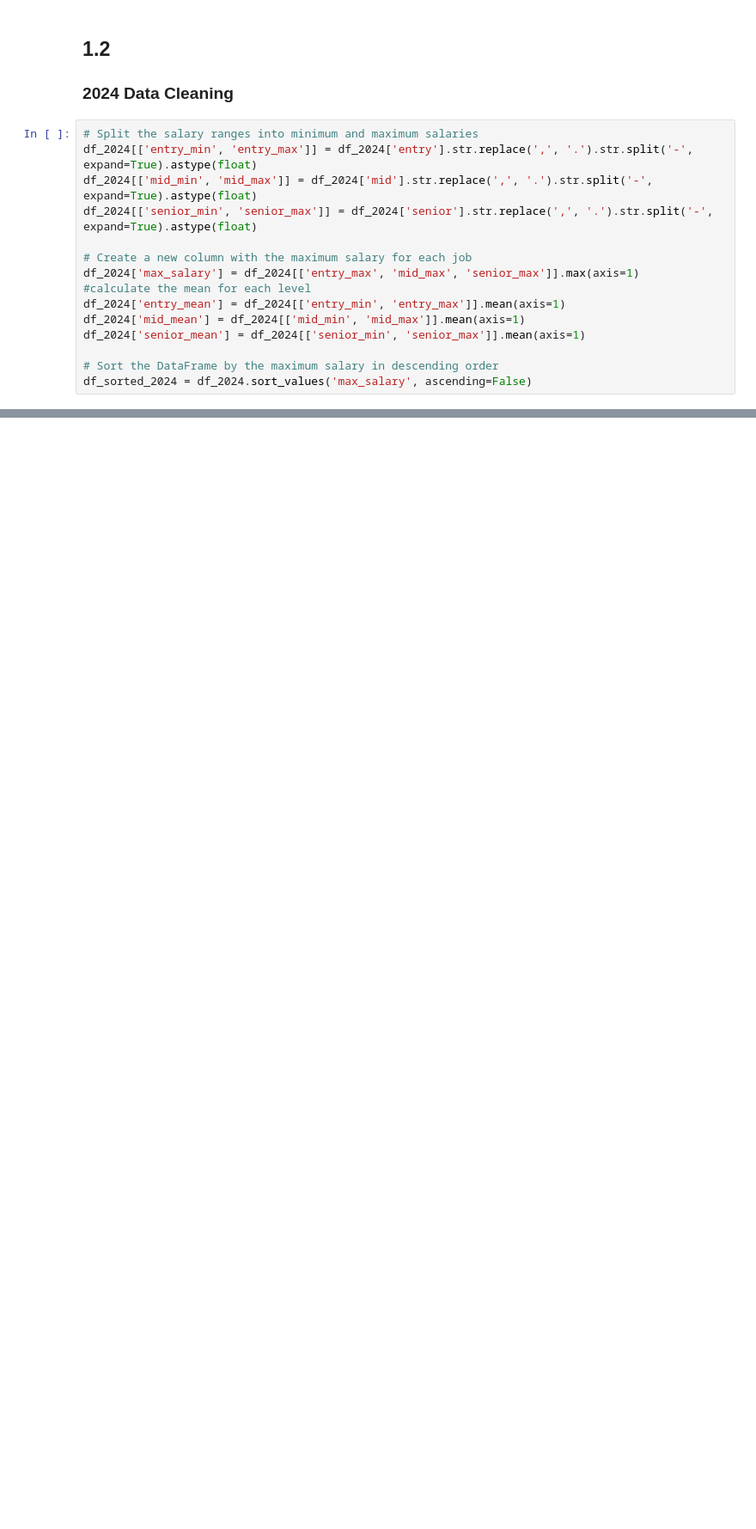
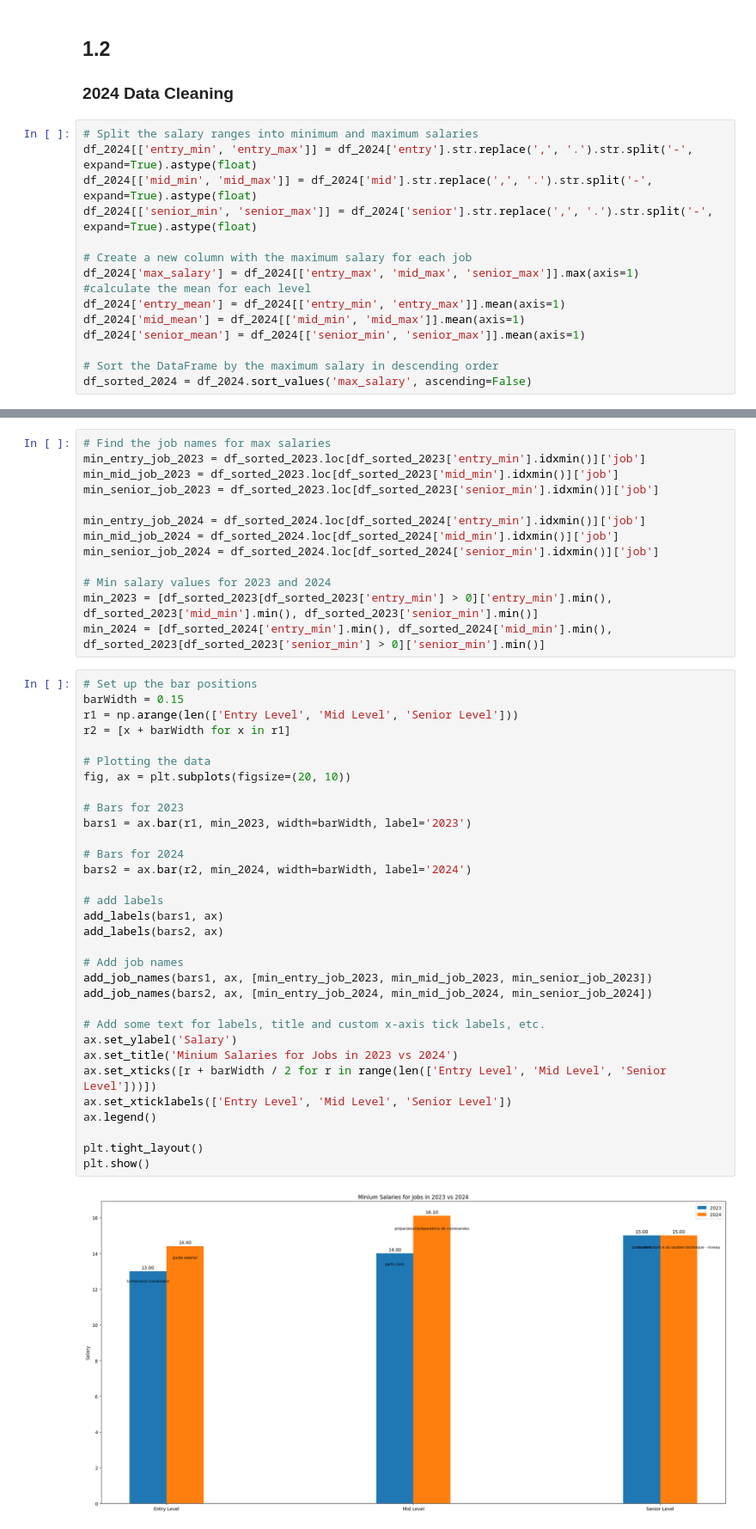
Before and after one commit to AlgoETS/Salary, a Jupyter notebook: sandbox/compare_2023_to_2024.ipynb, the cells around one changed output, grey strips where cells are left out. Shown at 86% size. Drawn from its saved outputs; the diff is of its cells as text; blank space fills up the shorter version.

```diff
--- a/sandbox/compare_2023_to_2024.ipynb
+++ b/sandbox/compare_2023_to_2024.ipynb
@@ -100,0 +155,47 @@ top_engineers_jobs.head(30)
+# %%
+# Find the job names for max salaries
+min_entry_job_2023 = df_sorted_2023.loc[df_sorted_2023['entry_min'].idxmin()]['job']
+min_mid_job_2023 = df_sorted_2023.loc[df_sorted_2023['mid_min'].idxmin()]['job']
+min_senior_job_2023 = df_sorted_2023.loc[df_sorted_2023['senior_min'].idxmin()]['job']
+
+min_entry_job_2024 = df_sorted_2024.loc[df_sorted_2024['entry_min'].idxmin()]['job']
+min_mid_job_2024 = df_sorted_2024.loc[df_sorted_2024['mid_min'].idxmin()]['job']
+min_senior_job_2024 = df_sorted_2024.loc[df_sorted_2024['senior_min'].idxmin()]['job']
+
+# Min salary values for 2023 and 2024
+min_2023 = [df_sorted_2023[df_sorted_2023['entry_min'] > 0]['entry_min'].min(), df_sorted_2023['mid_min'].min(), df_sorted_2023['senior_min'].min()]
+min_2024 = [df_sorted_2024['entry_min'].min(), df_sorted_2024['mid_min'].min(), df_sorted_2023[df_sorted_2023['senior_min'] > 0]['senior_min'].min()]
+# %%
+# Set up the bar positions
+barWidth = 0.15
+r1 = np.arange(len(['Entry Level', 'Mid Level', 'Senior Level']))
+r2 = [x + barWidth for x in r1]
+
+# Plotting the data
+fig, ax = plt.subplots(figsize=(20, 10))
+
+# Bars for 2023
+bars1 = ax.bar(r1, min_2023, width=barWidth, label='2023')
+
+# Bars for 2024
+bars2 = ax.bar(r2, min_2024, width=barWidth, label='2024')
+
+# add labels
+add_labels(bars1, ax)
+add_labels(bars2, ax)
+
+# Add job names
+add_job_names(bars1, ax, [min_entry_job_2023, min_mid_job_2023, min_senior_job_2023])
+add_job_names(bars2, ax, [min_entry_job_2024, min_mid_job_2024, min_senior_job_2024])
+
+# Add some text for labels, title and custom x-axis tick labels, etc.
+ax.set_ylabel('Salary')
+ax.set_title('Minium Salaries for Jobs in 2023 vs 2024')
+ax.set_xticks([r + barWidth / 2 for r in range(len(['Entry Level', 'Mid Level', 'Senior Level']))])
+ax.set_xticklabels(['Entry Level', 'Mid Level', 'Senior Level'])
+ax.legend()
+
+plt.tight_layout()
+plt.show()
+# %% [output]
+[figure, added]
```
Also changed, not shown: parts of 19 cells of this notebook.
